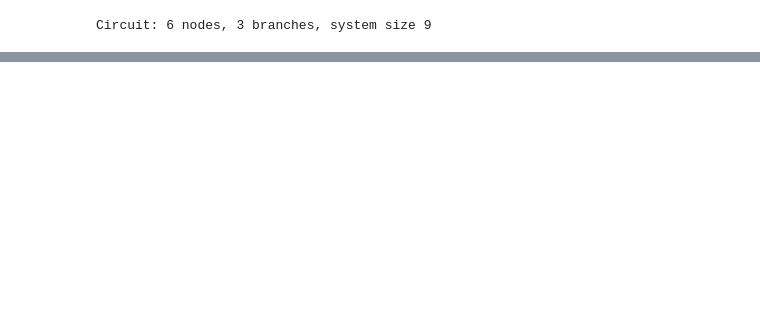
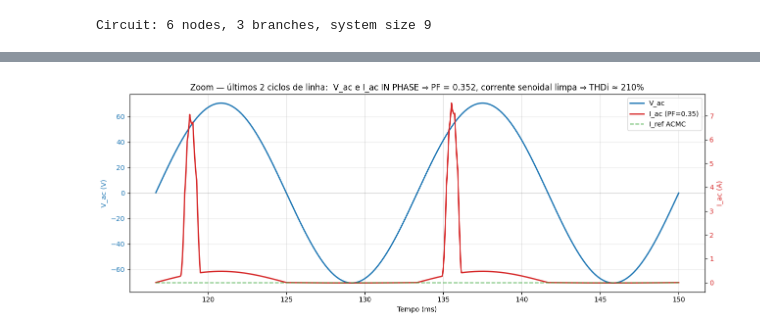
Before and after one commit to lgili/Pulsim, a Jupyter notebook: examples/notebooks/boost_pfc_closed_loop.ipynb, the cells around one changed output, grey strips where cells are left out. Saved outputs shown, nothing was run; the diff lists cells and outputs as text; code cells hidden in the pictures; blank space fills up the shorter version.

```diff
--- a/examples/notebooks/boost_pfc_closed_loop.ipynb
+++ b/examples/notebooks/boost_pfc_closed_loop.ipynb
@@ -474,0 +626,37 @@ o próximo passo.
+# %%
+mask_zoom = log_t >= (log_t[-1] - 2 * T_line)
+t_zoom = log_t[mask_zoom] * 1e3
+vac_zoom = log_vac[mask_zoom]
+iL_zoom  = log_iL[mask_zoom]
+iac_zoom = iL_zoom * np.sign(vac_zoom)
+iref_zoom_signed = log_iref[mask_zoom] * np.sign(vac_zoom)
+
+fig, ax1 = plt.subplots(figsize=(13, 5))
+
+color = 'tab:blue'
+ax1.set_xlabel('Tempo (ms)')
+ax1.set_ylabel('V_ac (V)', color=color)
+ax1.plot(t_zoom, vac_zoom, color=color, lw=2, label='V_ac')
+ax1.tick_params(axis='y', labelcolor=color)
+ax1.axhline(0, color='k', lw=0.4, alpha=0.3)
+ax1.grid(True, alpha=0.3)
+
+ax2 = ax1.twinx()
+color2 = 'tab:red'
+ax2.set_ylabel('I_ac (A)', color=color2)
+ax2.plot(t_zoom, iac_zoom, color=color2, lw=2,
+         label=f'I_ac (PF={PF:.2f})')
+ax2.plot(t_zoom, iref_zoom_signed, '--', color='tab:green', lw=1.5, alpha=0.7,
+         label='I_ref ACMC')
+ax2.tick_params(axis='y', labelcolor=color2)
+
+lines1, labels1 = ax1.get_legend_handles_labels()
+lines2, labels2 = ax2.get_legend_handles_labels()
+ax1.legend(lines1 + lines2, labels1 + labels2, loc='upper right')
+
+plt.title(f'Zoom — últimos 2 ciclos de linha:  V_ac e I_ac IN PHASE ⇒ PF = {PF:.3f}, '
+          f'corrente senoidal limpa ⇒ THDi ≈ {THDi:.0f}%')
+plt.tight_layout()
+plt.show()
+# %% [output]
+[figure, added]
```
Also changed, not shown: parts of 29 cells of this notebook, 1 other file.
